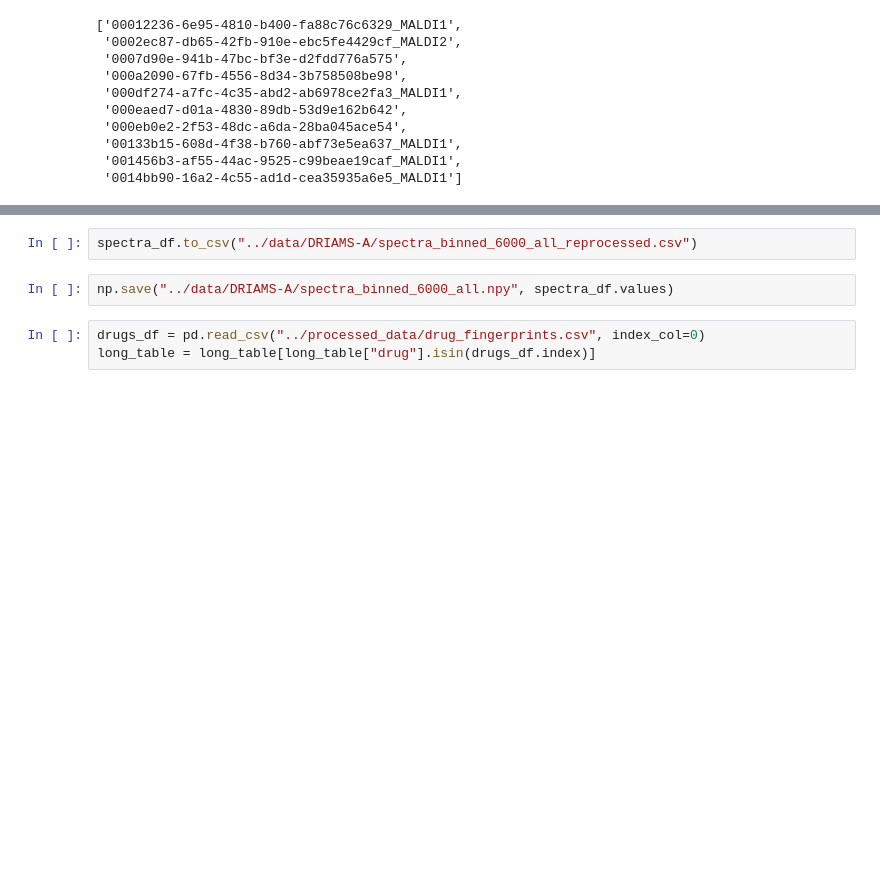
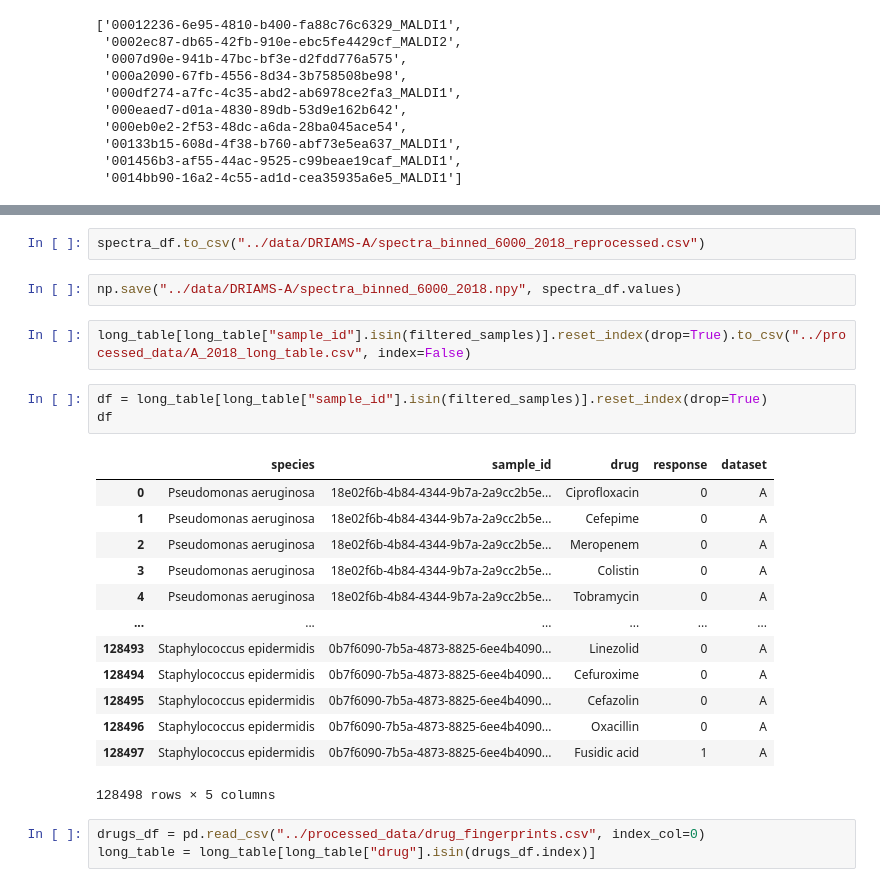
Before and after one commit to BorgwardtLab/MultimodalAMR, a Jupyter notebook: gv_experiments/Process Spectra.ipynb, the cells around one changed output, grey strips where cells are left out. Saved outputs shown, nothing was run; the diff lists cells and outputs as text; blank space fills up the shorter version.

```diff
--- a/gv_experiments/Process Spectra.ipynb
+++ b/gv_experiments/Process Spectra.ipynb
@@ -95,7 +111,26 @@ spectra_df
 # %%
-spectra_df.to_csv("../data/DRIAMS-A/spectra_binned_6000_all_reprocessed.csv")
+spectra_df.to_csv("../data/DRIAMS-A/spectra_binned_6000_2018_reprocessed.csv")
 # %%
-np.save("../data/DRIAMS-A/spectra_binned_6000_all.npy", spectra_df.values)
+np.save("../data/DRIAMS-A/spectra_binned_6000_2018.npy", spectra_df.values)
+# %%
+long_table[long_table["sample_id"].isin(filtered_samples)].reset_index(drop=True).to_csv("../processed_data/A_2018_long_table.csv", index=False)
+# %%
+df = long_table[long_table["sample_id"].isin(filtered_samples)].reset_index(drop=True)
+df
+# %% [output]
+|  | species | sample_id | drug | response | dataset |
+| 0 | Pseudomonas aeruginosa | 18e02f6b-4b84-4344-9b7a-2a9cc2b5e... | Ciprofloxacin | 0 | A |
+| 1 | Pseudomonas aeruginosa | 18e02f6b-4b84-4344-9b7a-2a9cc2b5e... | Cefepime | 0 | A |
+| 2 | Pseudomonas aeruginosa | 18e02f6b-4b84-4344-9b7a-2a9cc2b5e... | Meropenem | 0 | A |
+| 3 | Pseudomonas aeruginosa | 18e02f6b-4b84-4344-9b7a-2a9cc2b5e... | Colistin | 0 | A |
+| 4 | Pseudomonas aeruginosa | 18e02f6b-4b84-4344-9b7a-2a9cc2b5e... | Tobramycin | 0 | A |
+| ... | ... | ... | ... | ... | ... |
+| 128493 | Staphylococcus epidermidis | 0b7f6090-7b5a-4873-8825-6ee4b4090... | Linezolid | 0 | A |
+| 128494 | Staphylococcus epidermidis | 0b7f6090-7b5a-4873-8825-6ee4b4090... | Cefuroxime | 0 | A |
+| 128495 | Staphylococcus epidermidis | 0b7f6090-7b5a-4873-8825-6ee4b4090... | Cefazolin | 0 | A |
+| 128496 | Staphylococcus epidermidis | 0b7f6090-7b5a-4873-8825-6ee4b4090... | Oxacillin | 0 | A |
+| 128497 | Staphylococcus epidermidis | 0b7f6090-7b5a-4873-8825-6ee4b4090... | Fusidic acid | 1 | A |
+128498 rows × 5 columns
 # %%
 drugs_df = pd.read_csv("../processed_data/drug_fingerprints.csv", index_col=0)
 long_table = long_table[long_table["drug"].isin(drugs_df.index)]
```
Also changed, not shown: parts of 14 cells of this notebook, 10 other files.
